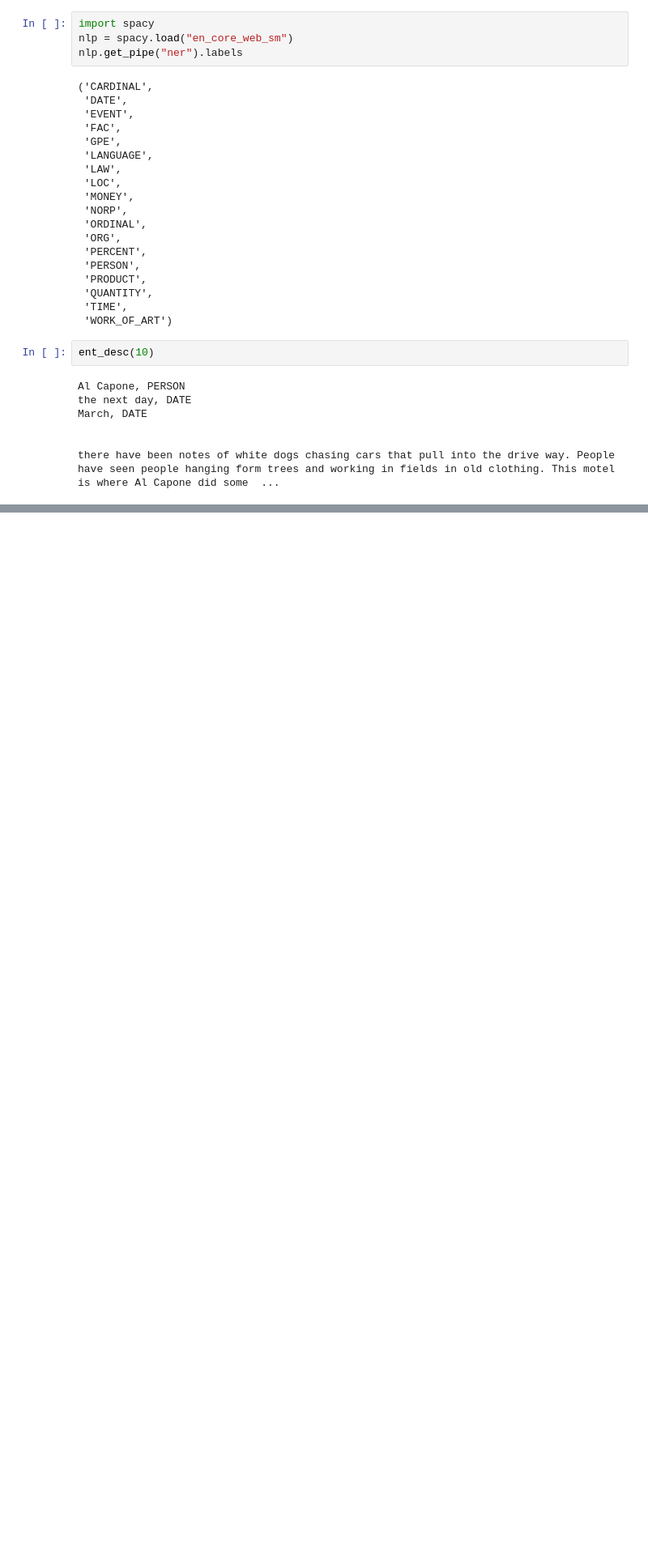
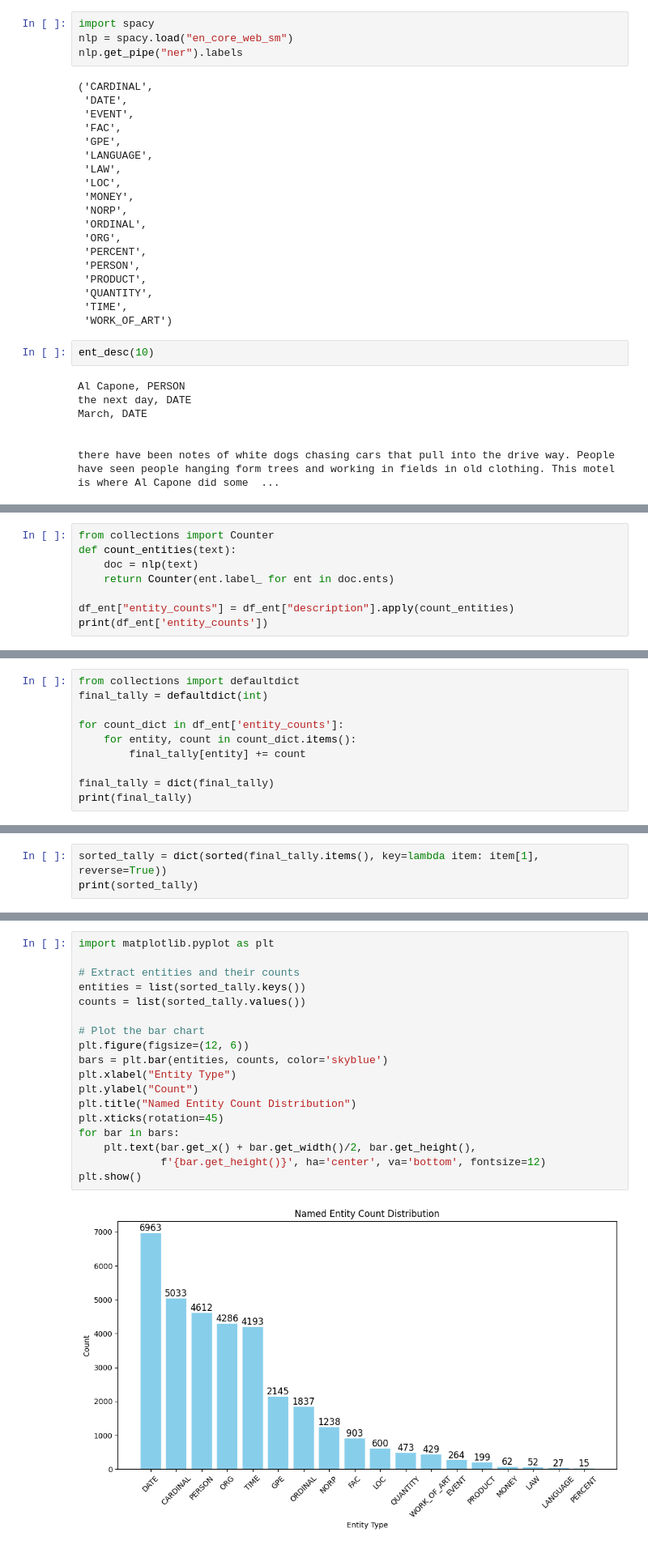
Before and after one commit to DSCI550-Team9-Spring-2025/DSCI550-HW2, a Jupyter notebook: Source/spacy_analysis.ipynb, the cells around one changed output, grey strips where cells are left out. Shown at 81% size. Saved outputs shown, nothing was run; the diff lists cells and outputs as text; blank space fills up the shorter version.

```diff
--- a/Source/spacy_analysis.ipynb
+++ b/Source/spacy_analysis.ipynb
@@ -165,0 +168,8 @@ there have been notes of white dogs chasing cars that pull into the drive way. P
+# %%
+from collections import Counter
+def count_entities(text):
+    doc = nlp(text)
+    return Counter(ent.label_ for ent in doc.ents)
+
+df_ent["entity_counts"] = df_ent["description"].apply(count_entities)
+print(df_ent['entity_counts'])
@@ -165,0 +189,10 @@ there have been notes of white dogs chasing cars that pull into the drive way. P
+# %%
+from collections import defaultdict
+final_tally = defaultdict(int)
+
+for count_dict in df_ent['entity_counts']:
+    for entity, count in count_dict.items():
+        final_tally[entity] += count
+
+final_tally = dict(final_tally)
+print(final_tally)
@@ -165,0 +201,3 @@ there have been notes of white dogs chasing cars that pull into the drive way. P
+# %%
+sorted_tally = dict(sorted(final_tally.items(), key=lambda item: item[1], reverse=True))
+print(sorted_tally)
@@ -165,0 +239,20 @@ there have been notes of white dogs chasing cars that pull into the drive way. P
+# %%
+import matplotlib.pyplot as plt
+
+# Extract entities and their counts
+entities = list(sorted_tally.keys())
+counts = list(sorted_tally.values())
+
+# Plot the bar chart
+plt.figure(figsize=(12, 6))
+bars = plt.bar(entities, counts, color='skyblue')
+plt.xlabel("Entity Type")
+plt.ylabel("Count")
+plt.title("Named Entity Count Distribution")
+plt.xticks(rotation=45)
+for bar in bars:
+    plt.text(bar.get_x() + bar.get_width()/2, bar.get_height(),
+             f'{bar.get_height()}', ha='center', va='bottom', fontsize=12)
+plt.show()
+# %% [output]
+[figure, added]
```
Also changed, not shown: parts of 16 cells of this notebook, 1 other file.
